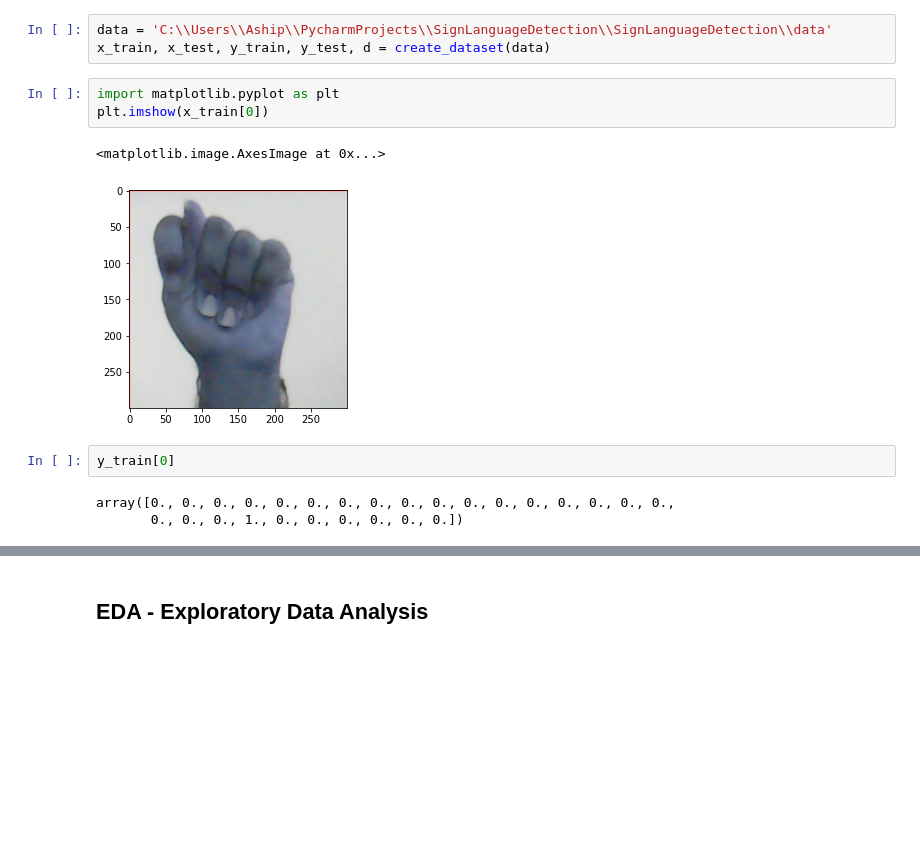
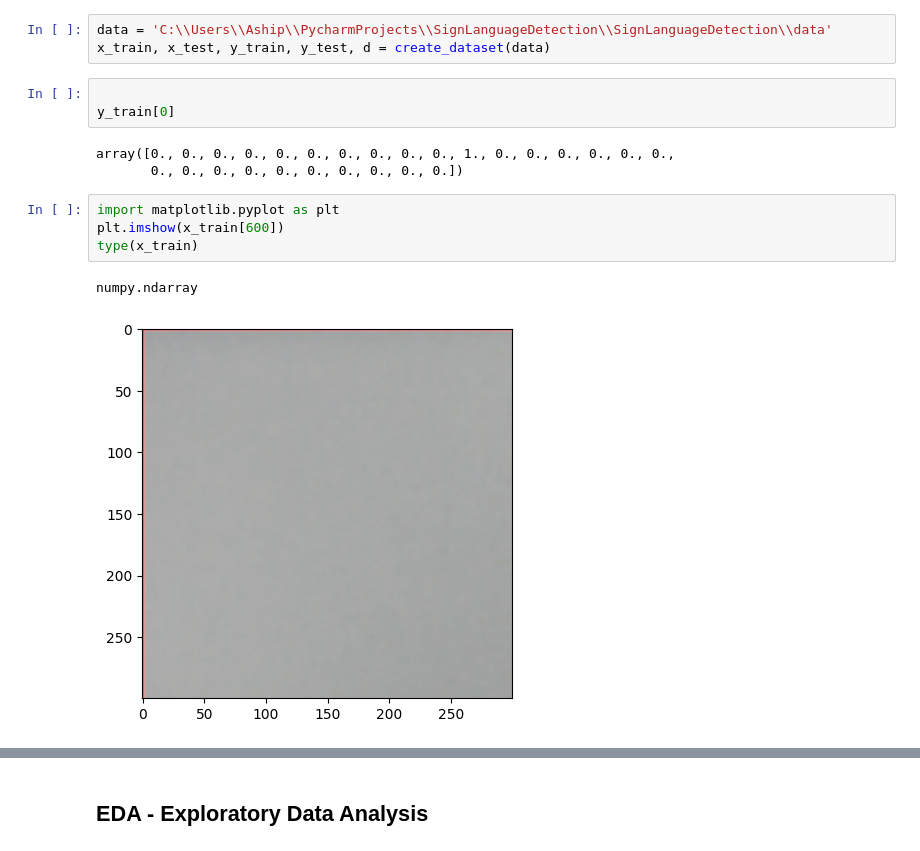
Before and after one commit to ce20480/SignLanguageDetection, a Jupyter notebook: ASLDetection.ipynb, the cells around one changed output, grey strips where cells are left out. Drawn from its saved outputs; the diff is of its cells as text; blank space fills up the shorter version.

```diff
--- a/ASLDetection.ipynb
+++ b/ASLDetection.ipynb
@@ -11,14 +45,16 @@ import cv2 as cv
 # %%
 data = 'C:\\Users\\Aship\\PycharmProjects\\SignLanguageDetection\\SignLanguageDetection\\data'
 x_train, x_test, y_train, y_test, d = create_dataset(data)
+# %%
+
+y_train[0]
+# %% [output]
+array([0., 0., 0., 0., 0., 0., 0., 0., 0., 0., 1., 0., 0., 0., 0., 0., 0.,
+       0., 0., 0., 0., 0., 0., 0., 0., 0., 0.])
 # %%
 import matplotlib.pyplot as plt
-plt.imshow(x_train[0])
+plt.imshow(x_train[600])
+type(x_train)
 # %% [output]
-<matplotlib.image.AxesImage at 0x...>
+numpy.ndarray
-[figure, old version]
+[figure, new version]
-# %%
-y_train[0]
-# %% [output]
-array([0., 0., 0., 0., 0., 0., 0., 0., 0., 0., 0., 0., 0., 0., 0., 0., 0.,
-       0., 0., 0., 1., 0., 0., 0., 0., 0., 0.])
```
Also changed, not shown: parts of 26 cells of this notebook, 8 other files.
